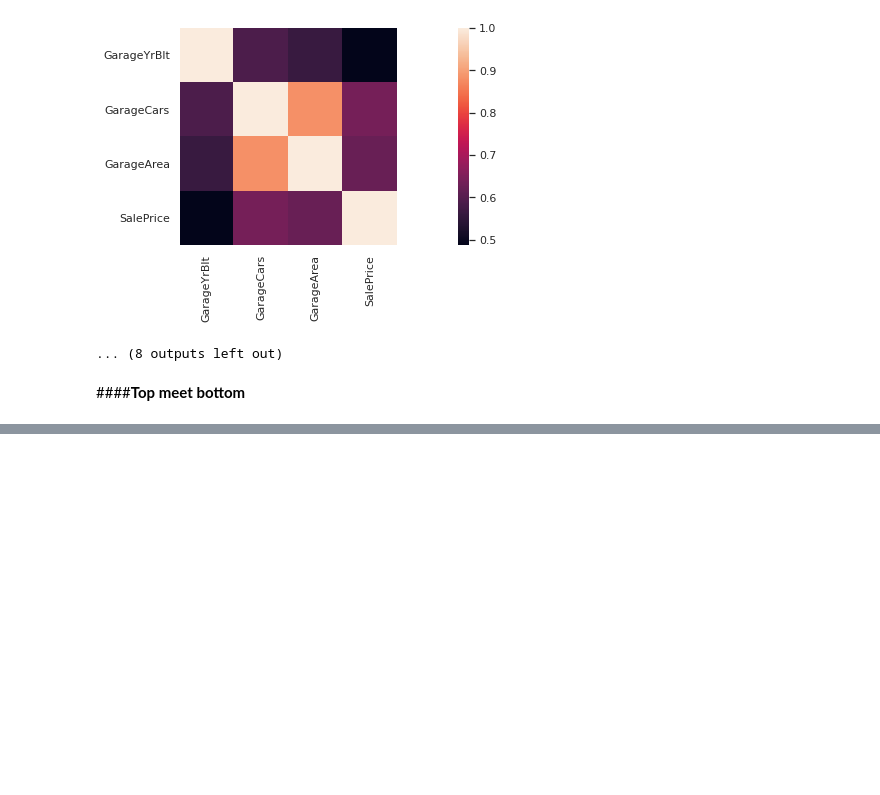
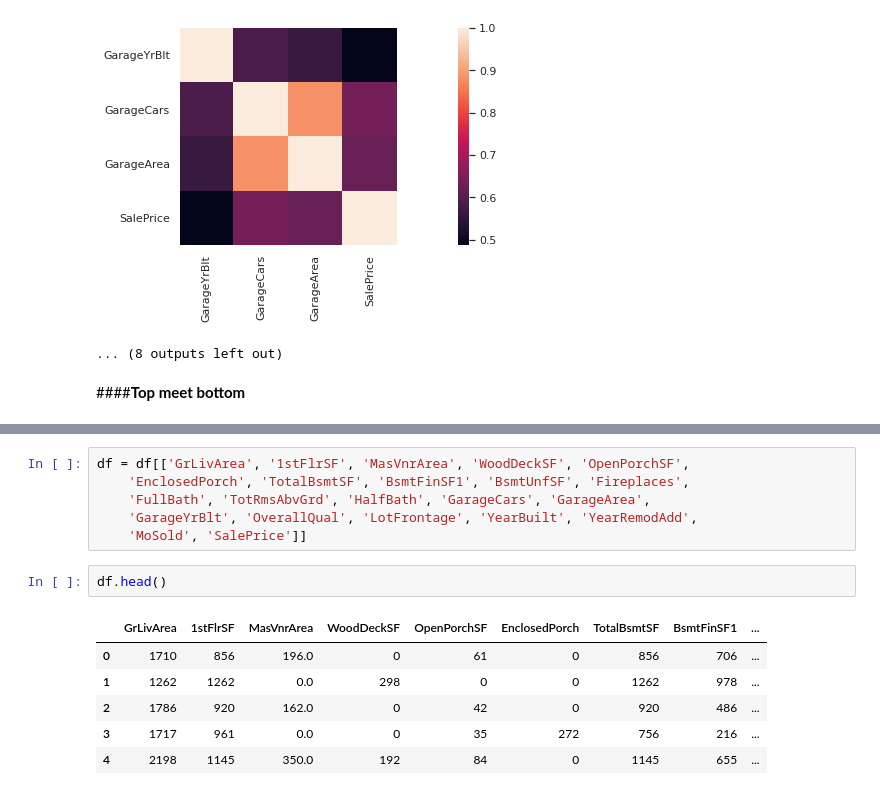
Before and after one commit to Sirabhop/Kaggle_Challenge, a Jupyter notebook: Challenge_2_House_Prices.ipynb, the cells around one changed output, grey strips where cells are left out. Drawn from its saved outputs; the diff is of its cells as text; blank space fills up the shorter version.

```diff
--- a/Challenge_2_House_Prices.ipynb
+++ b/Challenge_2_House_Prices.ipynb
@@ -166,0 +165,15 @@ corr.groupby('group').count()
+# %%
+df = df[['GrLivArea', '1stFlrSF', 'MasVnrArea', 'WoodDeckSF', 'OpenPorchSF',
+    'EnclosedPorch', 'TotalBsmtSF', 'BsmtFinSF1', 'BsmtUnfSF', 'Fireplaces',
+    'FullBath', 'TotRmsAbvGrd', 'HalfBath', 'GarageCars', 'GarageArea',
+    'GarageYrBlt', 'OverallQual', 'LotFrontage', 'YearBuilt', 'YearRemodAdd',
+    'MoSold', 'SalePrice']]
+# %%
+df.head()
+# %% [output]
+|  | GrLivArea | 1stFlrSF | MasVnrArea | WoodDeckSF | OpenPorchSF | EnclosedPorch | TotalBsmtSF | BsmtFinSF1 | ... |
+| 0 | 1710 | 856 | 196.0 | 0 | 61 | 0 | 856 | 706 | ... |
+| 1 | 1262 | 1262 | 0.0 | 298 | 0 | 0 | 1262 | 978 | ... |
+| 2 | 1786 | 920 | 162.0 | 0 | 42 | 0 | 920 | 486 | ... |
+| 3 | 1717 | 961 | 0.0 | 0 | 35 | 272 | 756 | 216 | ... |
+| 4 | 2198 | 1145 | 350.0 | 192 | 84 | 0 | 1145 | 655 | ... |
```
Also changed, not shown: parts of 9 cells of this notebook.
